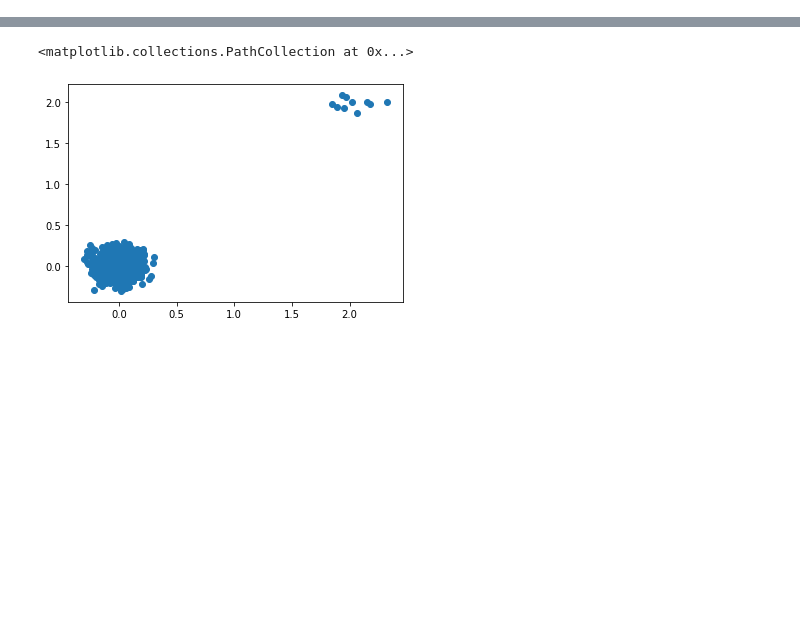
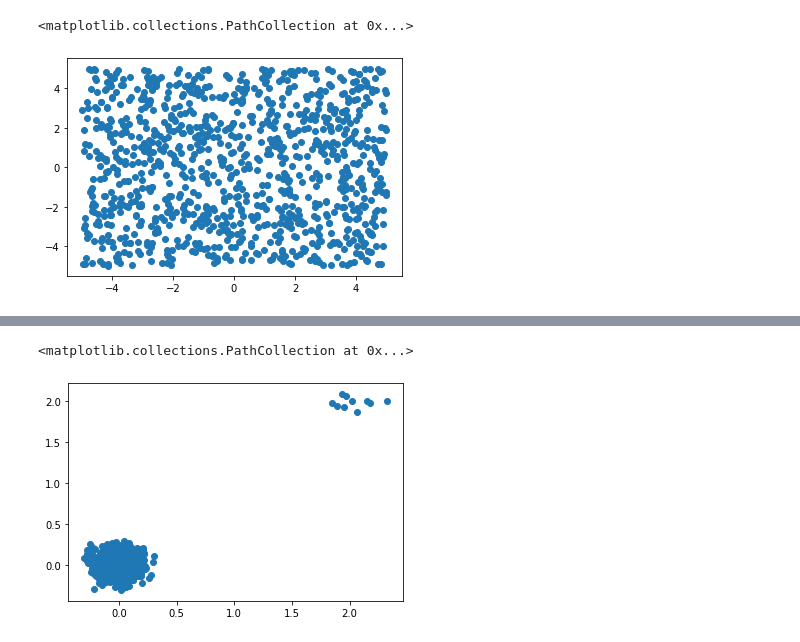
Before and after one commit to sauvikpal1998/pyRVEA, a Jupyter notebook: trial.ipynb, the cells around one changed output, grey strips where cells are left out. Drawn from its saved outputs; the diff is of its cells as text; code cells hidden in the pictures; blank space fills up the shorter version.

```diff
--- a/trial.ipynb
+++ b/trial.ipynb
@@ -51,10 +177,20 @@ def const2(arr):
 # %%
 values = np.random.uniform(-5, 5, (1000, 2))
-values = values.tolist()
+
 # vals1 = np.array([obj1(v) for v in values])
 # vals2 = np.array([obj2(v) for v in values])
 vals1 = [obj1(v) for v in values]
 vals2 = [obj2(v) for v in values]
+
+x = values[:,0]
+y = values[:,1]
+
+values = values.tolist()
+# %%
+plt.scatter(x, y)
+# %% [output]
+<matplotlib.collections.PathCollection at 0x...>
+[figure, added]
 # %%
 plt.scatter(vals1, vals2)
 # %% [output]
```
Also changed, not shown: parts of 11 cells of this notebook, 2 other files.
